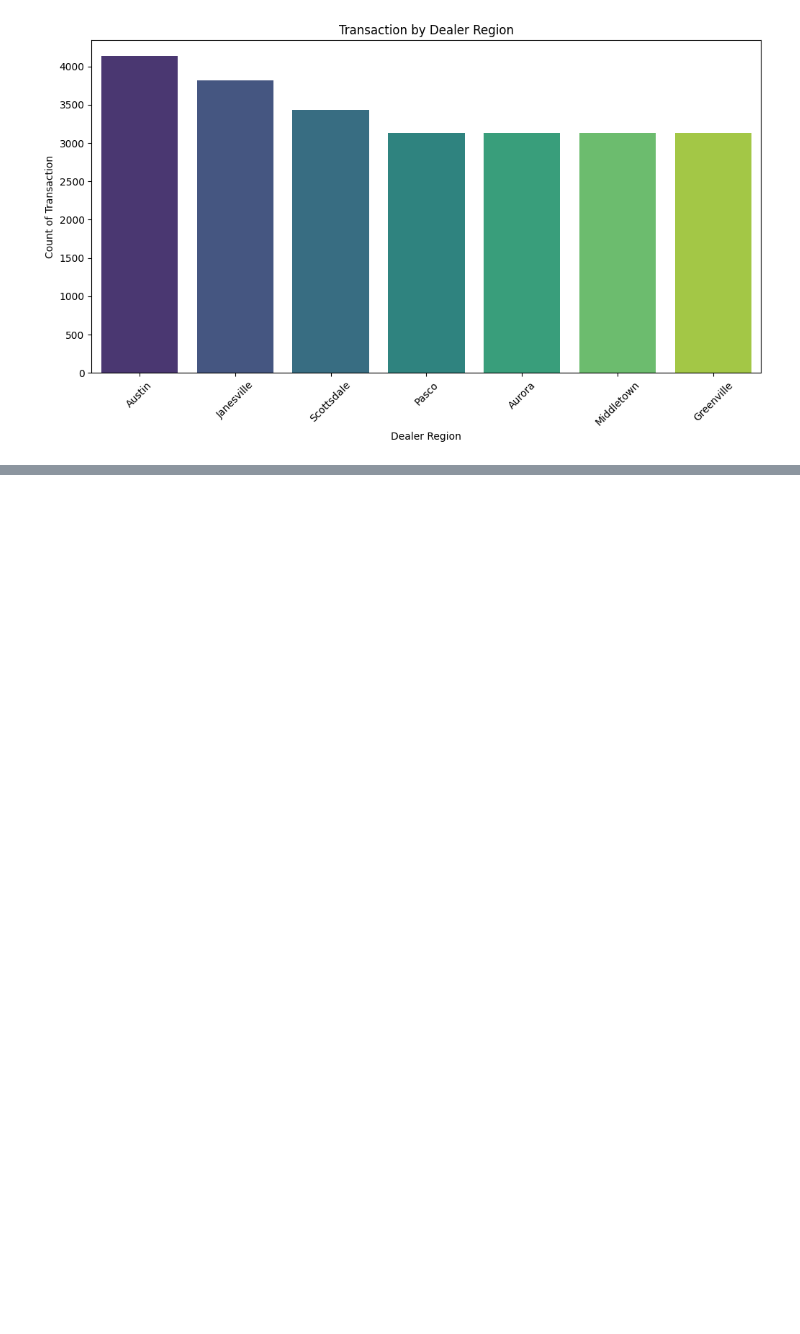
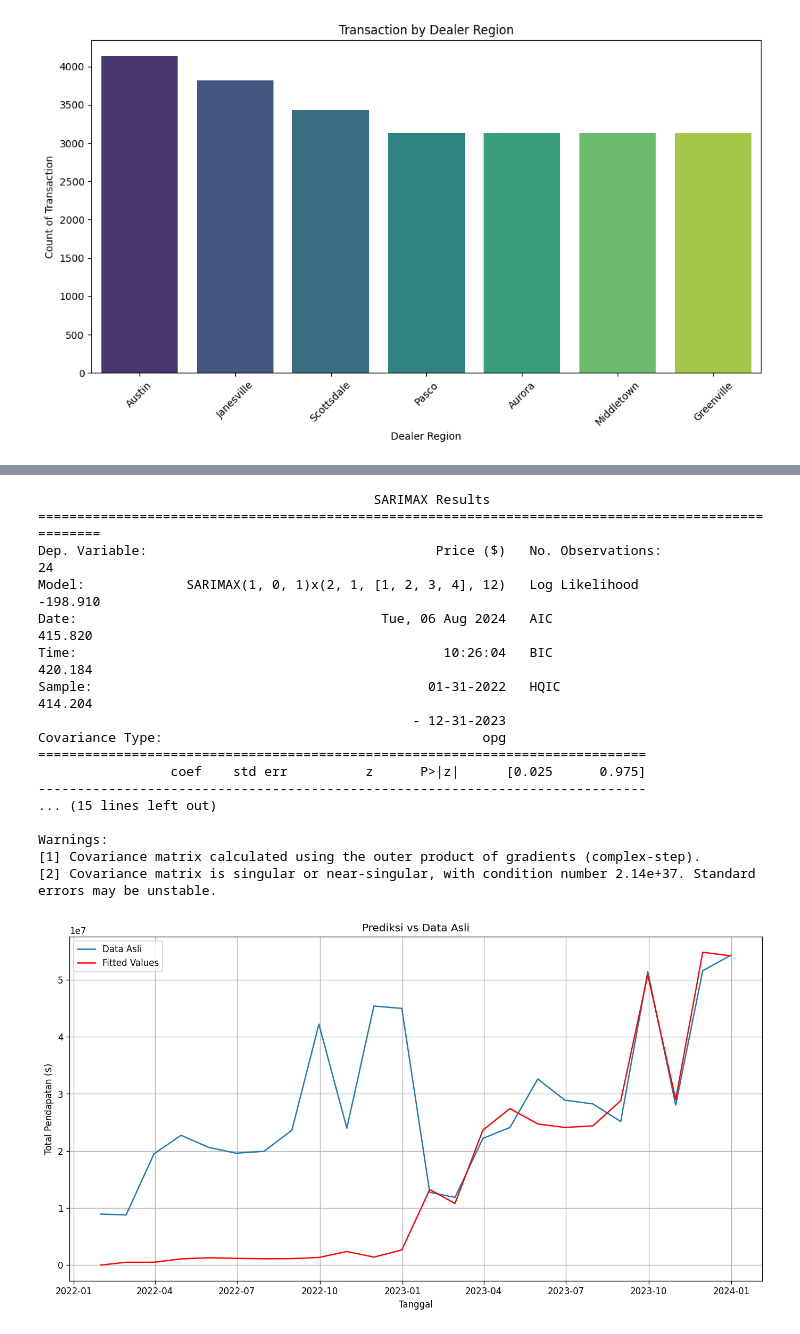
Before and after one commit to MuhammadJundullah/Data-Analysis, a Jupyter notebook: Car Sales Analysis/Car_Sales_Report.ipynb, the cells around one changed output, grey strips where cells are left out. Cells and saved outputs as stored; diff of their text form; code cells hidden in the pictures; blank space fills up the shorter version.

```diff
--- a/Car Sales Analysis/Car_Sales_Report.ipynb
+++ b/Car Sales Analysis/Car_Sales_Report.ipynb
@@ -273,0 +291,40 @@ for category in categories:
+# %%
+
+model = SARIMAX(monthly_data,
+                 order=(1, 0, 1),
+                 seasonal_order=(2, 1, 4, 12))
+
+results = model.fit()
+
+# Ringkasan Model
+print(results.summary())
+
+# Plot Prediksi vs Data Asli
+plt.figure(figsize=(14, 7))
+plt.plot(monthly_data, label='Data Asli')
+plt.plot(results.fittedvalues, label='Fitted Values', color='red')
+plt.title('Prediksi vs Data Asli')
+plt.xlabel('Tanggal')
+plt.ylabel('Total Pendapatan ($)')
+plt.legend()
+plt.grid(True)
+plt.show()
+# %% [output]
+                                           SARIMAX Results
+=====================================================================================================
+Dep. Variable:                                     Price ($)   No. Observations:                   24
+Model:             SARIMAX(1, 0, 1)x(2, 1, [1, 2, 3, 4], 12)   Log Likelihood                -198.910
+Date:                                       Tue, 06 Aug 2024   AIC                            415.820
+Time:                                               10:26:04   BIC                            420.184
+Sample:                                           01-31-2022   HQIC                           414.204
+                                                - 12-31-2023
+Covariance Type:                                         opg
+==============================================================================
+                 coef    std err          z      P>|z|      [0.025      0.975]
+------------------------------------------------------------------------------
+... (15 lines left out)
+
+Warnings:
+[1] Covariance matrix calculated using the outer product of gradients (complex-step).
+[2] Covariance matrix is singular or near-singular, with condition number 2.14e+37. Standard errors may be unstable.
+[figure, added]
```
Also changed, not shown: parts of 30 cells of this notebook.
